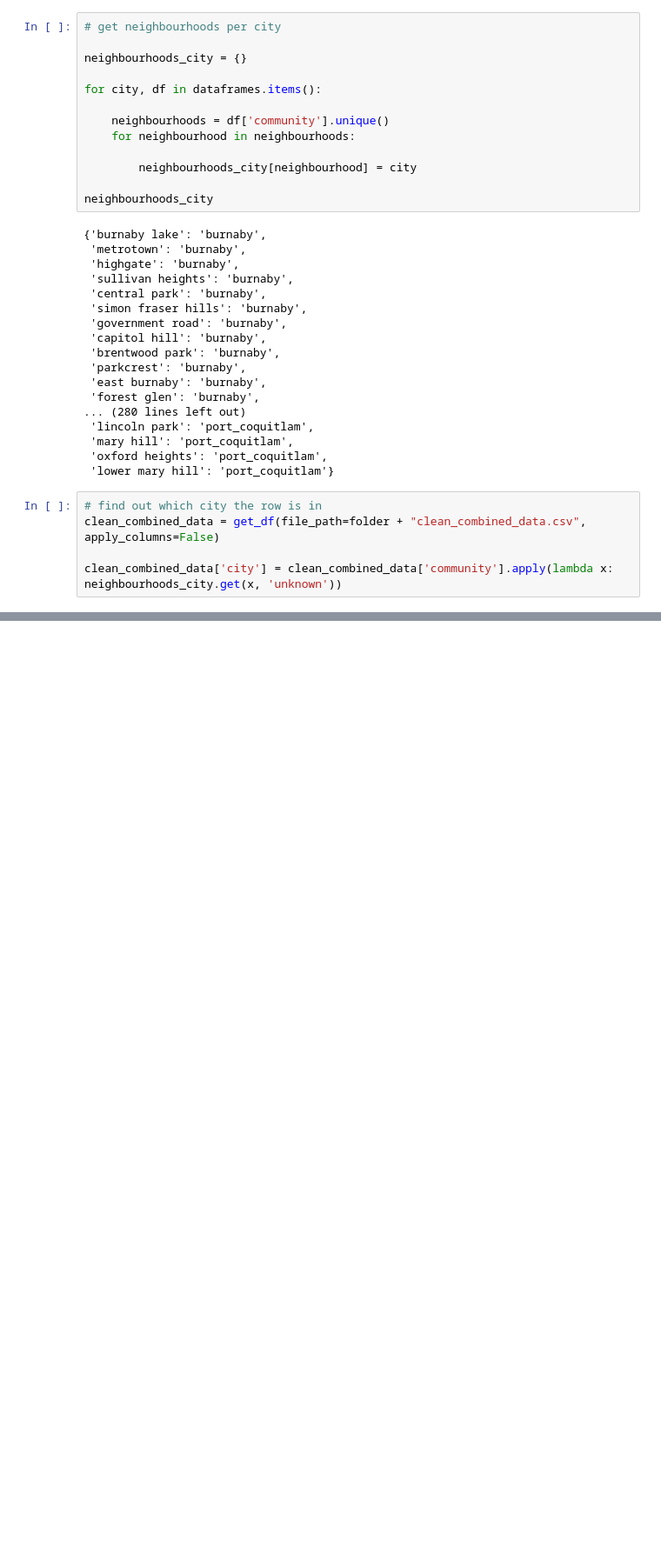
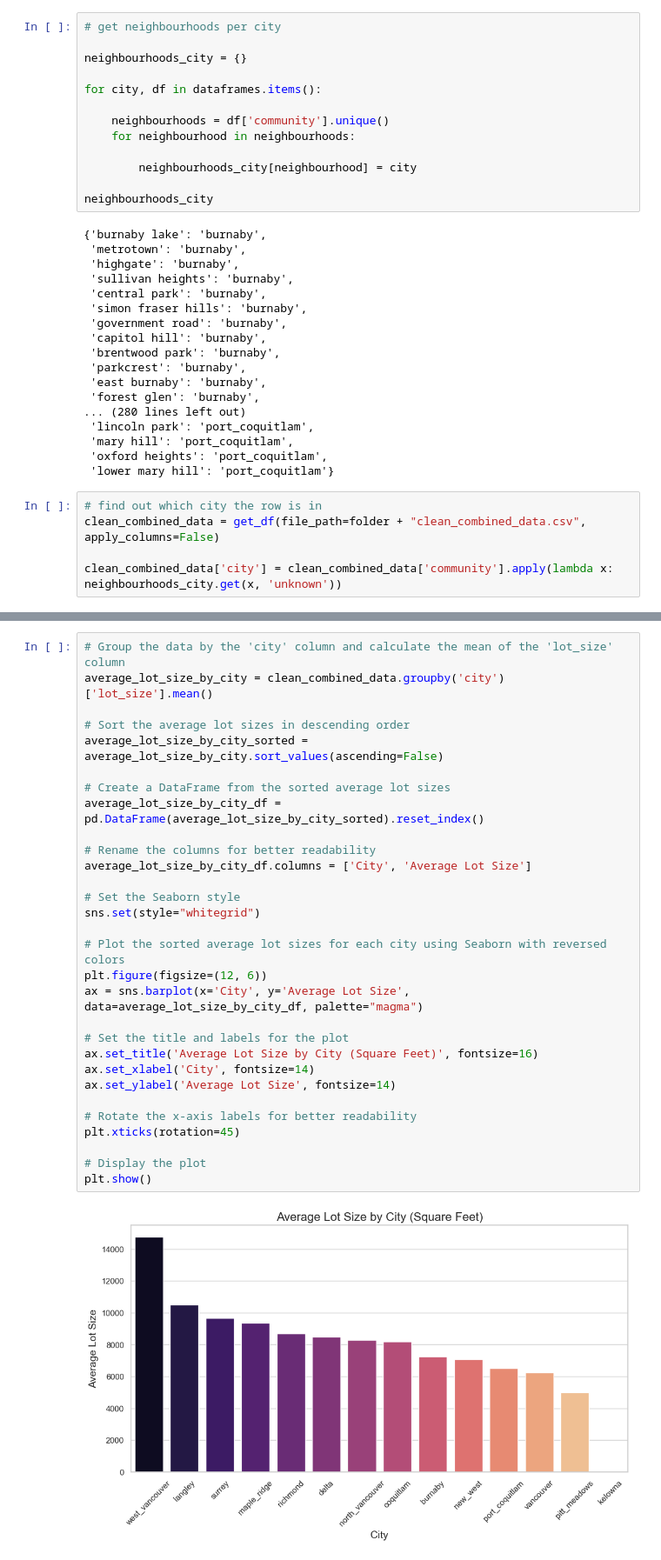
Before and after one commit to Real-Estate-Predictor/Real-Estate-Predictor-V2, a Jupyter notebook: visualize/plots.ipynb, the cells around one changed output, grey strips where cells are left out. Shown at 87% size. Cells and saved outputs as stored; diff of their text form; blank space fills up the shorter version.

```diff
--- a/visualize/plots.ipynb
+++ b/visualize/plots.ipynb
@@ -171,0 +228,32 @@ plt.show()
+# %%
+# Group the data by the 'city' column and calculate the mean of the 'lot_size' column
+average_lot_size_by_city = clean_combined_data.groupby('city')['lot_size'].mean()
+
+# Sort the average lot sizes in descending order
+average_lot_size_by_city_sorted = average_lot_size_by_city.sort_values(ascending=False)
+
+# Create a DataFrame from the sorted average lot sizes
+average_lot_size_by_city_df = pd.DataFrame(average_lot_size_by_city_sorted).reset_index()
+
+# Rename the columns for better readability
+average_lot_size_by_city_df.columns = ['City', 'Average Lot Size']
+
+# Set the Seaborn style
+sns.set(style="whitegrid")
+
+# Plot the sorted average lot sizes for each city using Seaborn with reversed colors
+plt.figure(figsize=(12, 6))
+ax = sns.barplot(x='City', y='Average Lot Size', data=average_lot_size_by_city_df, palette="magma")
+
+# Set the title and labels for the plot
+ax.set_title('Average Lot Size by City (Square Feet)', fontsize=16)
+ax.set_xlabel('City', fontsize=14)
+ax.set_ylabel('Average Lot Size', fontsize=14)
+
+# Rotate the x-axis labels for better readability
+plt.xticks(rotation=45)
+
+# Display the plot
+plt.show()
+# %% [output]
+[figure, added]
```
Also changed, not shown: parts of 18 cells of this notebook.
